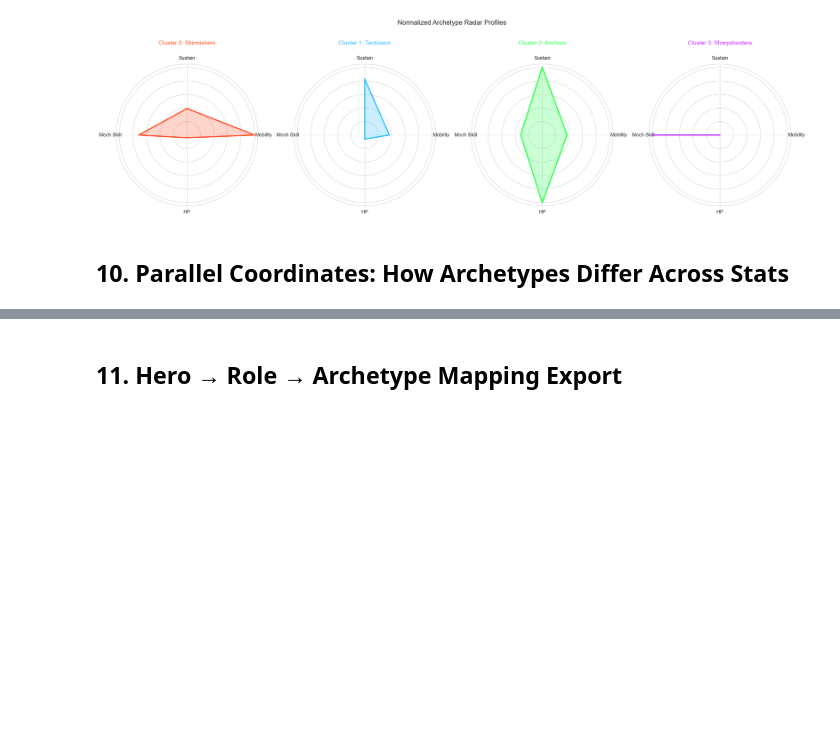
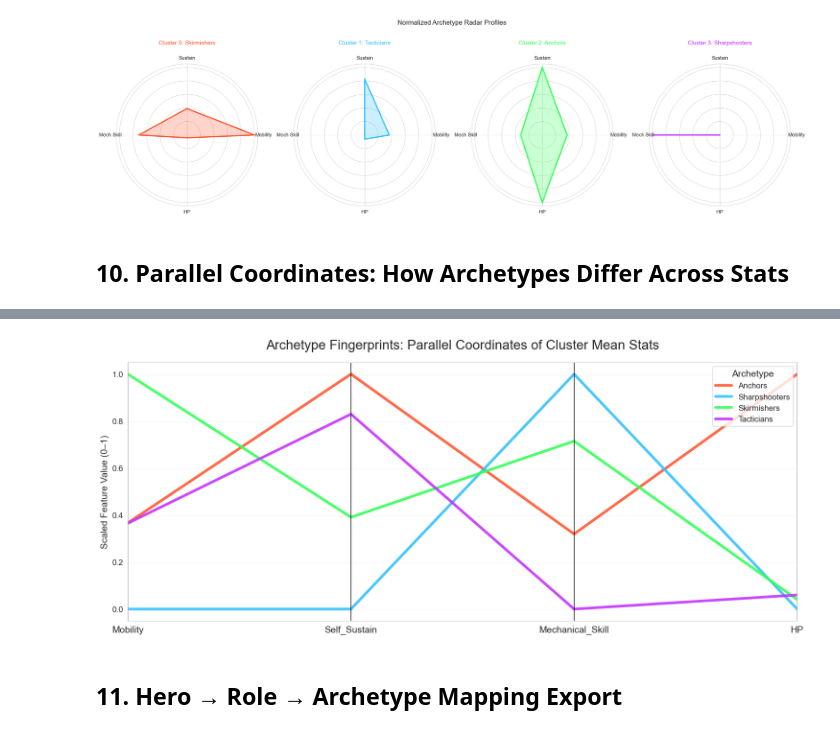
Before and after one commit to Kwanjk/updated-overwatch-heroes-player-analysis, a Jupyter notebook: overwatch_hero_archetype_analysis_final.ipynb, the cells around one changed output, grey strips where cells are left out. Cells and saved outputs as stored; diff of their text form; code cells hidden in the pictures; blank space fills up the shorter version.

```diff
--- a/overwatch_hero_archetype_analysis_final.ipynb
+++ b/overwatch_hero_archetype_analysis_final.ipynb
@@ -444,3 +477,57 @@ plt.show()
+# %%
+# Cluster-Means Parallel Coordinates Plot (Clean Version)
+from sklearn.preprocessing import MinMaxScaler
+
+# Compute cluster means (only the 4 radar stats)
+cluster_means_norm = df.groupby("Cluster")[radar_features].mean()
+
+# Scale these means 0–1 for parallel coordinate layout
+scaler = MinMaxScaler()
+cluster_means_scaled = pd.DataFrame(
+    scaler.fit_transform(cluster_means_norm),
+    columns=radar_features,
+    index=cluster_means_norm.index
+)
+
+# Add archetype names for labeling
+cluster_means_scaled["Archetype"] = cluster_means_scaled.index.map(archetype_names)
+
+# Convert to long DataFrame for plotting
+plot_df = cluster_means_scaled.reset_index(drop=True)
+
+# Sort by archetype name to keep color order consistent
+plot_df = plot_df.sort_values("Archetype")
+
+# Build ordered color list
+color_order = [archetype_colors[i] for i in sorted(archetype_names.keys())]
+
+plt.figure(figsize=(18, 7))
+
+parallel_coordinates(
+    plot_df[["Archetype"] + radar_features],
+    class_column="Archetype",
+    color=color_order,
+    linewidth=4,
+    alpha=0.9
+)
+
+plt.title("Archetype Fingerprints: Parallel Coordinates of Cluster Mean Stats", fontsize=20, pad=20)
+plt.ylabel("Scaled Feature Value (0–1)", fontsize=14)
+plt.xticks(fontsize=14)
+plt.yticks(fontsize=12)
+plt.grid(alpha=0.15)
+
+plt.legend(
+    title="Archetype",
+    title_fontsize=14,
+    fontsize=12,
+    frameon=True,
+    loc="upper right"
+)
+
+plt.show()
+# %% [output]
+[figure, added]
 # %% [markdown]
 ## 11. Hero → Role → Archetype Mapping Export
 # %%
```
Also changed, not shown: parts of 2 cells of this notebook.
